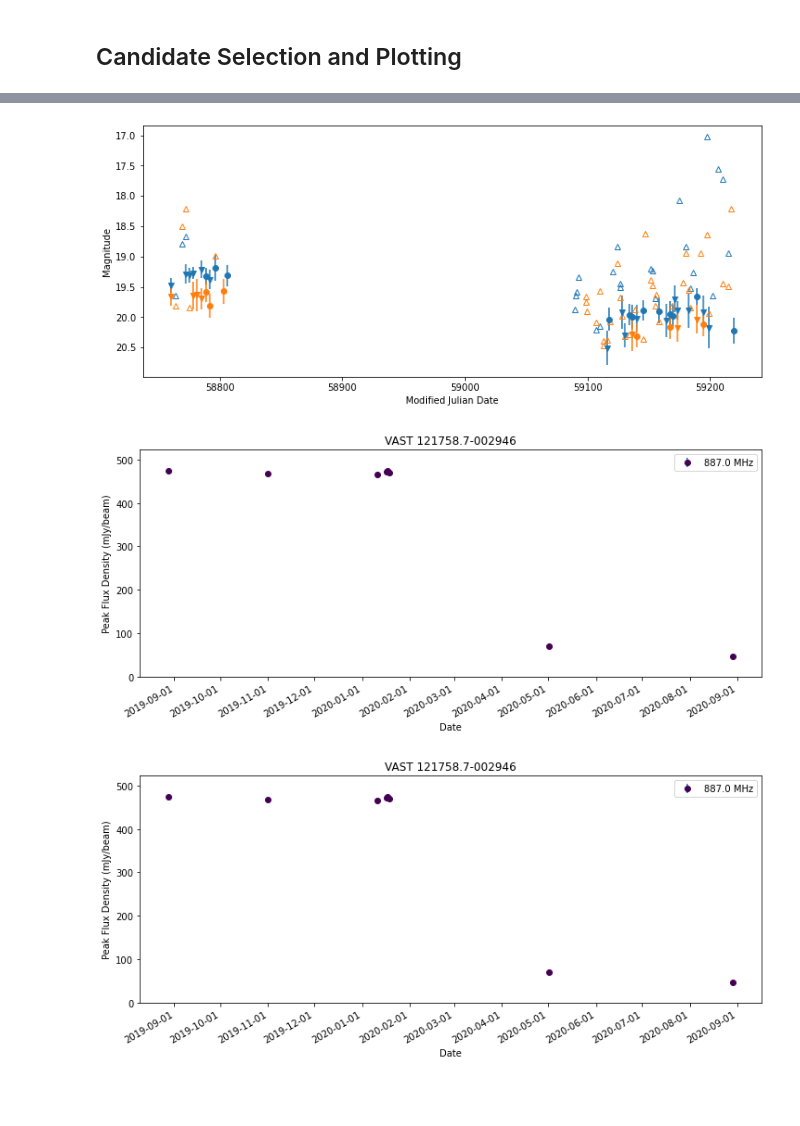
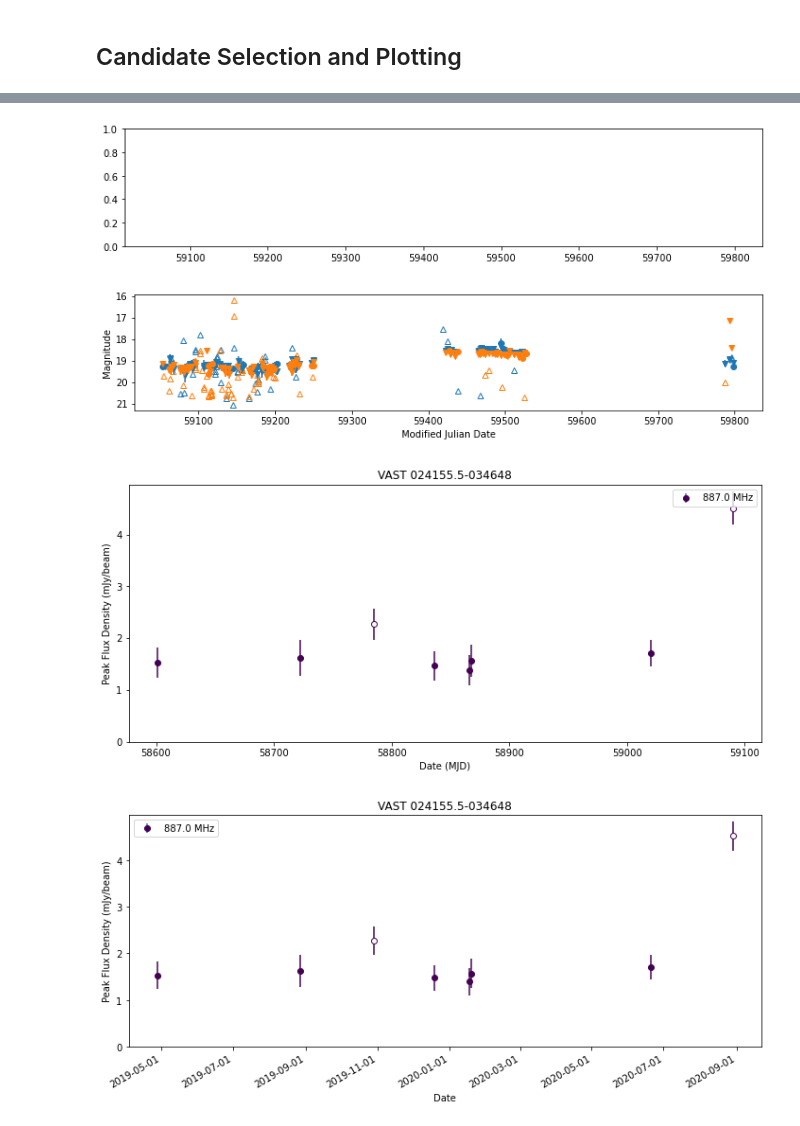
Before and after one commit to CallanG258/Project_VAST_FINK, a Jupyter notebook: VAST_and_FINK_Combined_Plotting.ipynb, the cells around one changed output, grey strips where cells are left out. Saved outputs shown, nothing was run; the diff lists cells and outputs as text; code cells hidden in the pictures; blank space fills up the shorter version.

Commit message:
Photometry function editing

```diff
--- a/VAST_and_FINK_Combined_Plotting.ipynb
+++ b/VAST_and_FINK_Combined_Plotting.ipynb
@@ -119,8 +35,16 @@ cmf['family']=Source_Families
 # %%
 #defining the photometry plotting function here to save having to rerun it everytime:
 
-def plot_photometry(pdf):
+def plot_photometry(pdf,VAST_ID):
+
+    vast_source=my_run.get_source(VAST_ID)
+
     fig = plt.figure(figsize=(12, 5))
+    ax1 = plt.subplot(211)
+
+    vast_source.plot_lightcurve(figsize=(12,5),mjd=True)
+
+    ax2 = plt.subplot(212, sharex = ax1)
 
     colordic = {1: 'C0', 2: 'C1'}
 
@@ -159,7 +83,7 @@ def plot_photometry(pdf):
 ## So lets start with the optical preamble:
 # %%
 #retreiving object data for several objects at once using the objectId list (with upperlim):
-Idlist=cmf['objectId'].to_list()
+Idlist=cms['objectId'].to_list()
 
 #defining column array for cutouts
 cutouts=[
@@ -172,7 +96,7 @@ cutouts=[
 r = requests.post(
   'https://fink-portal.org/api/v1/objects',
   json={
-    'objectId': 'ZTF18acetvcr',
+    'objectId': 'ZTF20abodlgl',
     'output-format': 'json',
     'withcutouts': 'True',
     'cols': ','.join(cutouts),
@@ -184,7 +108,7 @@ r = requests.post(
 fsd=pd.read_json(StringIO(r.content.decode()))
 # %%
 #This is fairly simple, we just specify a ZTF ID from our fsd list:
-ID='ZTF18acetvcr'
+ID='ZTF20abodlgl'
 
 #then define a new variable 'fsd_source, which is just all the rows in fsd such that the key 'i:objectId' is our ID of interest:
 fsd_source=fsd[fsd['i:objectId'] == ID]
@@ -252,12 +161,13 @@ candidate_cmf.query('family == "Radio"')
 # %%
-plot_photometry(fsd_source)
+plot_photometry(fsd_source,3245685)
 # %% [output]
-[figure, old version]
+[figure, new version]
+[figure, added]
+[figure, added]
 # %%
 #getting info from specific source
-vast_source=my_run.get_source(3989111)
+vast_source=my_run.get_source(3245685)
 #plotting the light curve of that specific source
-vast_source.plot_lightcurve(figsize=(12,5))
+fig = vast_source.plot_lightcurve()
 # %% [output]
-[figure, old version]
+[figure, new version]
-[figure, removed]
```
Also changed, not shown: parts of 12 cells of this notebook.
